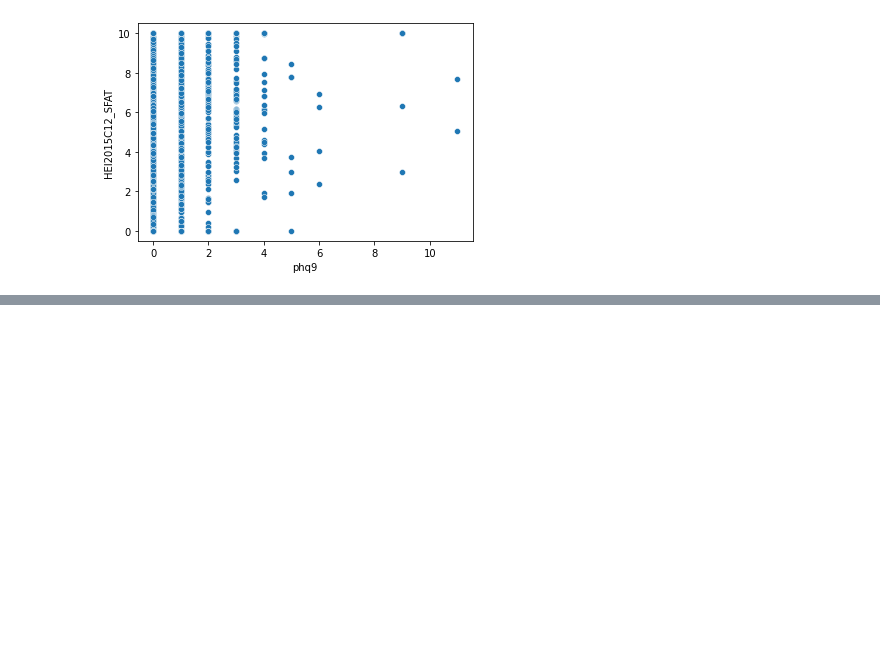
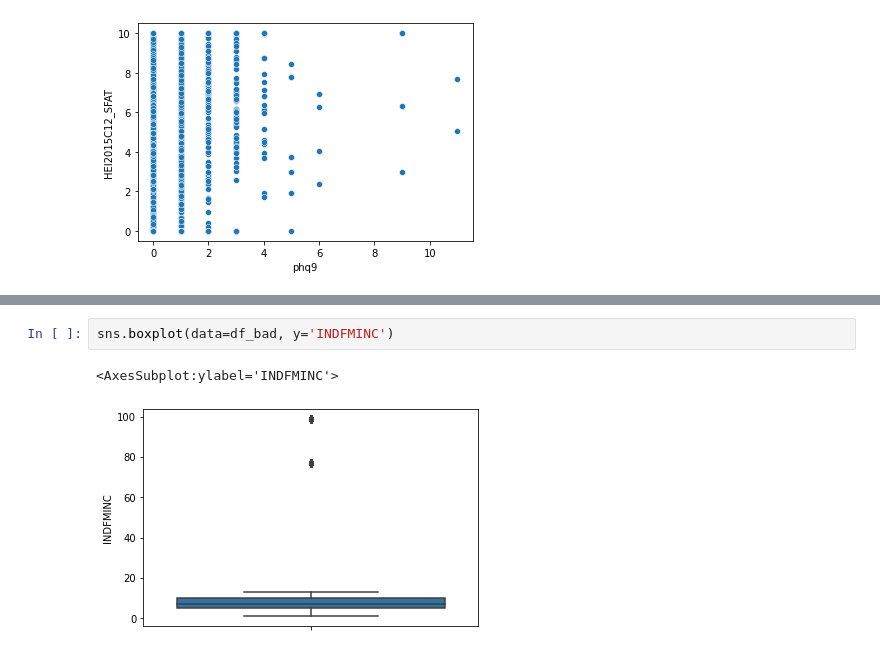
Before and after one commit to OmarCardoso/Eda_saude_tera_national_health, a Jupyter notebook: desafio_inferencia_tera_ds.ipynb, the cells around one changed output, grey strips where cells are left out. Drawn from its saved outputs; the diff is of its cells as text; blank space fills up the shorter version.

```diff
--- a/desafio_inferencia_tera_ds.ipynb
+++ b/desafio_inferencia_tera_ds.ipynb
@@ -523,0 +712,5 @@ sns.scatterplot(data=base_analise[base_analise.HEI2015C12_SFAT <= 20],y='HEI2015
+# %%
+sns.boxplot(data=df_bad, y='INDFMINC')
+# %% [output]
+<AxesSubplot:ylabel='INDFMINC'>
+[figure, added]
```
Also changed, not shown: parts of 40 cells of this notebook.
